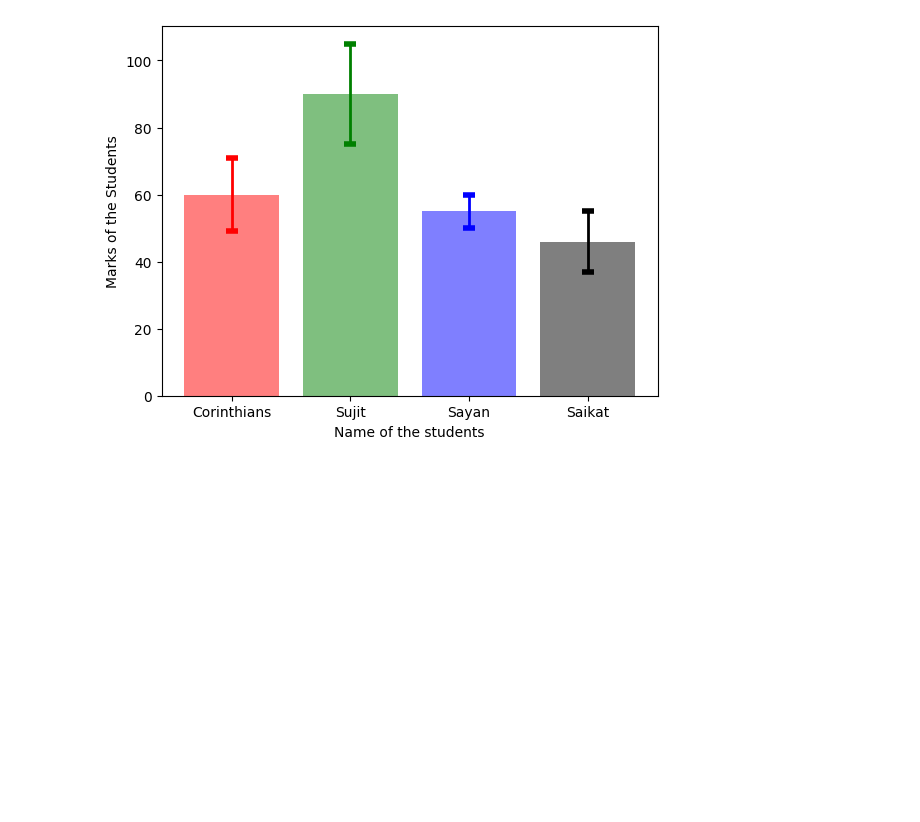
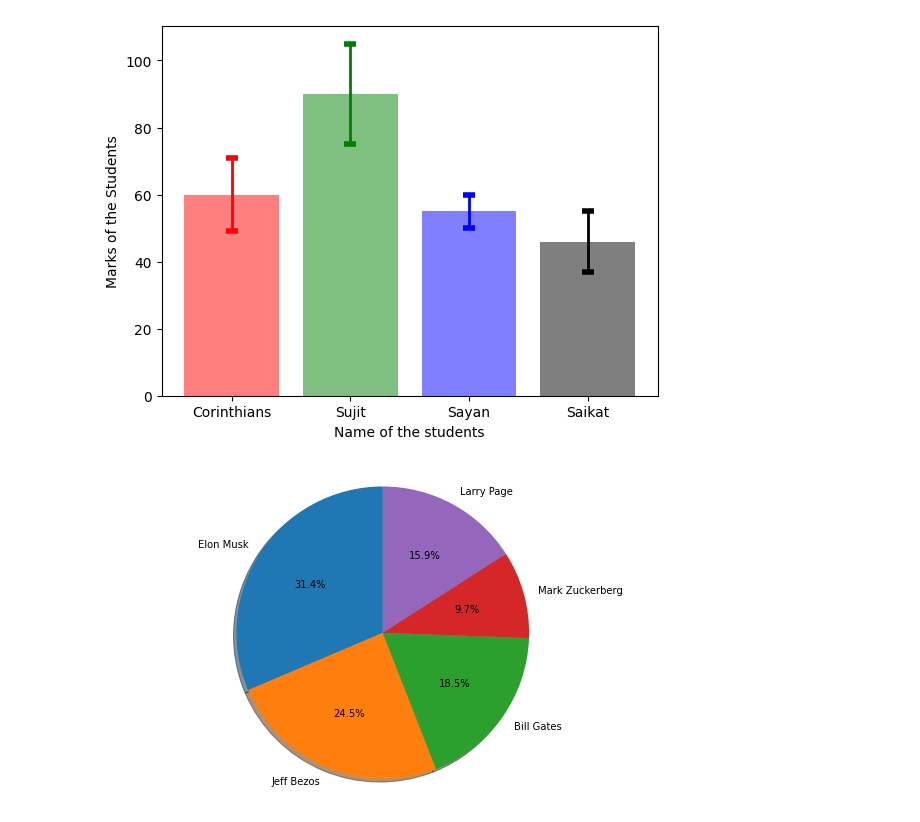
Before and after one commit to SperandioR/SperandioR, a Jupyter notebook: SI Python/projeto_octa.ipynb, the cells around one changed output. Cells and saved outputs as stored; diff of their text form; code cells hidden in the pictures; blank space fills up the shorter version.

```diff
--- a/SI Python/projeto_octa.ipynb
+++ b/SI Python/projeto_octa.ipynb
@@ -60,3 +59,31 @@ ax.set_xlabel('Name of the students')
 plt.show()
 # %% [output]
 [figure]
+# %%
+import matplotlib.pyplot as plt
+import numpy as np
+
+labels = ['Elon Musk', 'Jeff Bezos', 'Bill Gates','Mark Zuckerberg', 'Larry Page']
+sizes = [90, 70, 55, 40, 25]
+data = [219.0, 171.0, 129.0, 67.3, 111.0]
+
+# Aqui criamos a área que plotamos o gráfico e definimos seu tamanho
+fig1, ax1 = plt.subplots(figsize=(10, 6),
+        subplot_kw=dict(aspect="equal"))
+# Título do gráfico
+ax.set_title('Forbes billionaires 2022', fontsize=18)
+
+# Criando o gráfico
+ax1.pie(data, labels=labels, autopct='%1.1f%%',
+        shadow=True, startangle=90)
+
+wedges, texts, autotexts = ax.pie(data, autopct=lambda pct: (pct, data),
+                                  textprops=dict(color="w"))
+
+# Com esta opção, o gráfico ficará em círculo
+ax1.axis('equal')
+
+# Mostra o gráfico
+plt.show()
+# %% [output]
+[figure, added]
```
Also changed, not shown: parts of 1 cell of this notebook.
